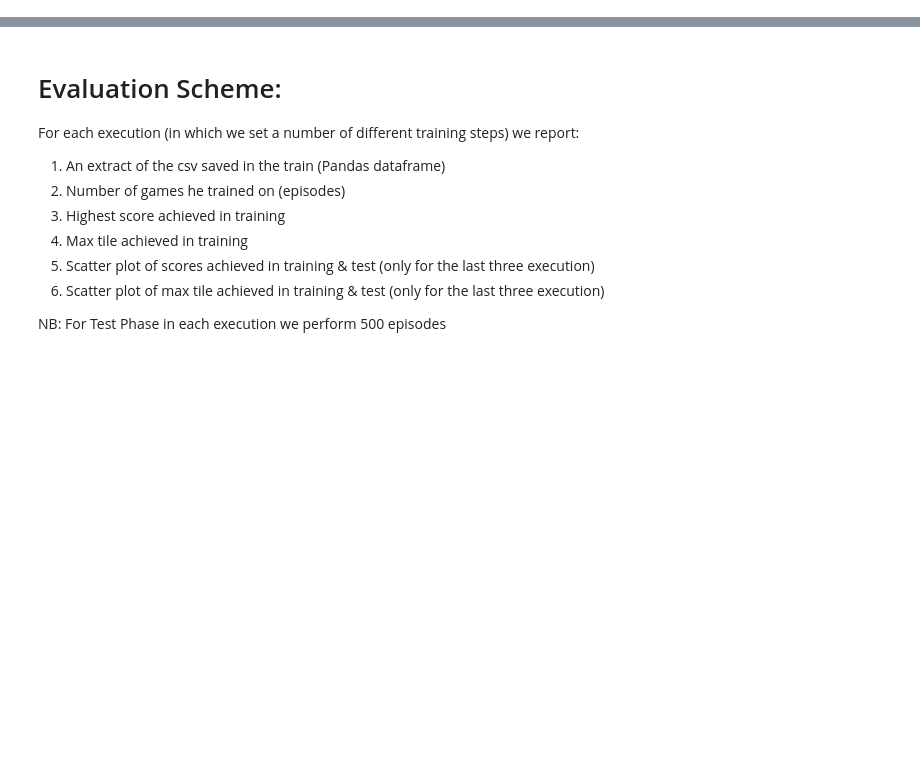
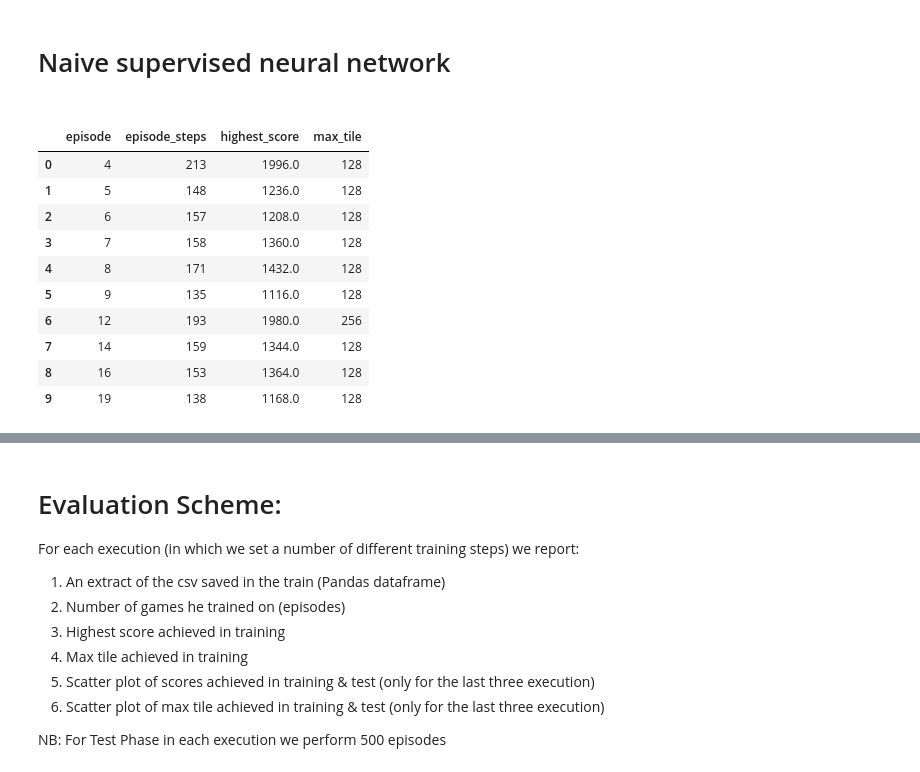
Before and after one commit to francescobianca/2048-DeepQLearning-Approach, a Jupyter notebook: DQN_2048/evaluation.ipynb, the cells around one changed output, grey strips where cells are left out. Cells and saved outputs as stored; diff of their text form; code cells hidden in the pictures; blank space fills up the shorter version.

```diff
--- a/DQN_2048/evaluation.ipynb
+++ b/DQN_2048/evaluation.ipynb
@@ -4,3 +4,5 @@ import pandas as pd
 import matplotlib.pyplot as plt
 import matplotlib.patches as mpatches
 import numpy as np
+# %% [markdown]
+<h1> Naive supervised neural network <h1>
@@ -6,0 +58,15 @@ import numpy as np
+# %%
+df_naive = openCsvNaive()
+df_naive.head(10)
+# %% [output]
+|  | episode | episode_steps | highest_score | max_tile |
+| 0 | 4 | 213 | 1996.0 | 128 |
+| 1 | 5 | 148 | 1236.0 | 128 |
+| 2 | 6 | 157 | 1208.0 | 128 |
+| 3 | 7 | 158 | 1360.0 | 128 |
+| 4 | 8 | 171 | 1432.0 | 128 |
+| 5 | 9 | 135 | 1116.0 | 128 |
+| 6 | 12 | 193 | 1980.0 | 256 |
+| 7 | 14 | 159 | 1344.0 | 128 |
+| 8 | 16 | 153 | 1364.0 | 128 |
+| 9 | 19 | 138 | 1168.0 | 128 |
```
Also changed, not shown: parts of 5 cells of this notebook, 8 other files.
